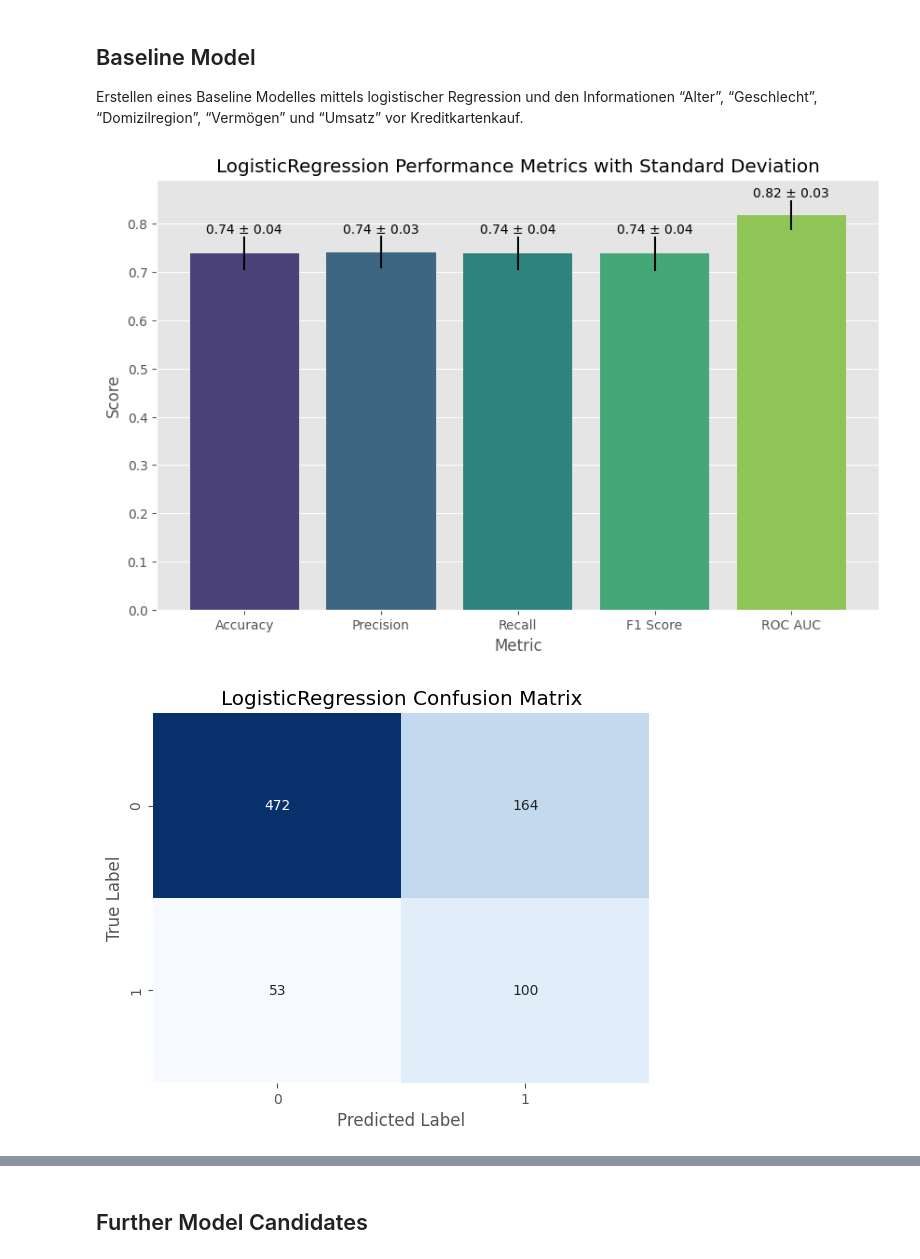
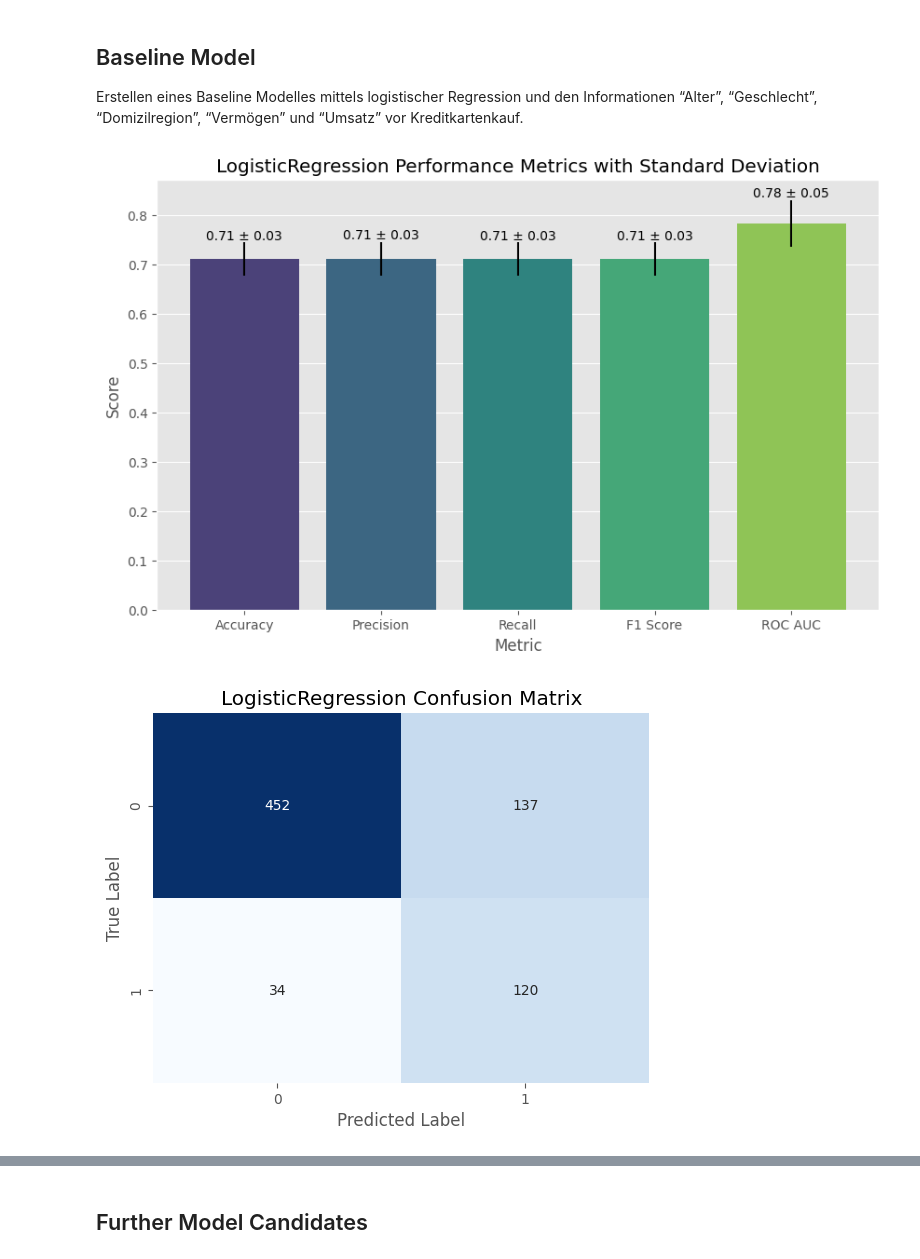
Before and after one commit to okaynils/fhnw-ds-aml, a Jupyter notebook: notebook.ipynb, the cells around one changed output, grey strips where cells are left out. Saved outputs shown, nothing was run; the diff lists cells and outputs as text; code cells hidden in the pictures.

```diff
--- a/notebook.ipynb
+++ b/notebook.ipynb
@@ -291,8 +291,8 @@ client_df = disp.merge(account, on='account_id', how='left')
 client = add_prefix_except_id(client, 'client_', id_exceptions=['district_id'])
 client_df = client_df.merge(client, on='client_id', how='left')
 
-order_pivot = add_prefix_except_id(order_pivot, 'ordertype_')
-client_df = client_df.merge(order_pivot, on='account_id', how='left')
+order = add_prefix_except_id(order_pivot, 'ordertype_')
+client_df = client_df.merge(order, on='account_id', how='left')
 
 loan = add_prefix_except_id(loan, 'loan_')
 client_df = client_df.merge(loan, on='account_id', how='left')
@@ -359,6 +359,7 @@ For the cutoff the age 21 was chosen (meaning non-card-holders that are younger
 underage_clients = client_df[(client_df['client_age'] <= JUNIOR_AGE_CUTOFF) & (~client_df['has_card'])]
 
 client_df = client_df[~client_df['client_id'].isin(underage_clients['client_id'])]
+transaction = transaction[~transaction['account_id'].isin(underage_clients['account_id'])]
 
 print(f'Number of underage clients: {underage_clients.shape[0]}')
 print(f'Number of clients remaining after underage client removal: {client_df.shape[0]}')
@@ -1026,0 +1058,9 @@ for prefix in prefixes:
+# %%
+from sklearn.feature_selection import VarianceThreshold
+
+vt = VarianceThreshold(threshold=1)
+vt.fit(client_df.select_dtypes(include='number'))
+
+low_variance_cols = client_df.select_dtypes(include='number').columns[~vt.get_support()]
+
+client_df.drop(low_variance_cols, axis=1, inplace=True)
@@ -1070,35 +1112,35 @@ from src.train_utils import (cross_validate,
                              build_preprocessor_pipeline)
 
 from sklearn.linear_model import LogisticRegression
 from sklearn.pipeline import Pipeline
 
 baseline_columns = ['client_age', 'client_gender', 'client_district_region']
 
 baseline_preprocessor, baseline_column_selection = build_preprocessor_pipeline(X_train,
                                                                                include_columns=baseline_columns,
                                                                                regex_columns='(volume|balance)')
 
 base_pipeline = Pipeline([
     ('preprocessor', baseline_preprocessor),
     ('classifier', LogisticRegression(random_state=1337, max_iter=10_000))
 ])
 
 (base_estimator,
  base_params,
  base_metrics_df,
  base_roc_curves,
  base_pr_curves,
- base_ift_probs,
+ base_lift_probs,
  base_true_labels) = cross_validate(base_pipeline,
                                     baseline_column_selection,
                                     y_train)
 
 model_name = base_estimator.named_steps['classifier'].__class__.__name__
 
 plot_metrics(base_metrics_df, model_name)
 plot_confusion_matrix(base_estimator, X_test[baseline_column_selection.columns], y_test, model_name)
 # %% [output]
-[figure, old version]
+[figure, new version]
 [figure]
 # %%
 base_metrics_df
```
Also changed, not shown: parts of 31 cells of this notebook, 1 other file.
